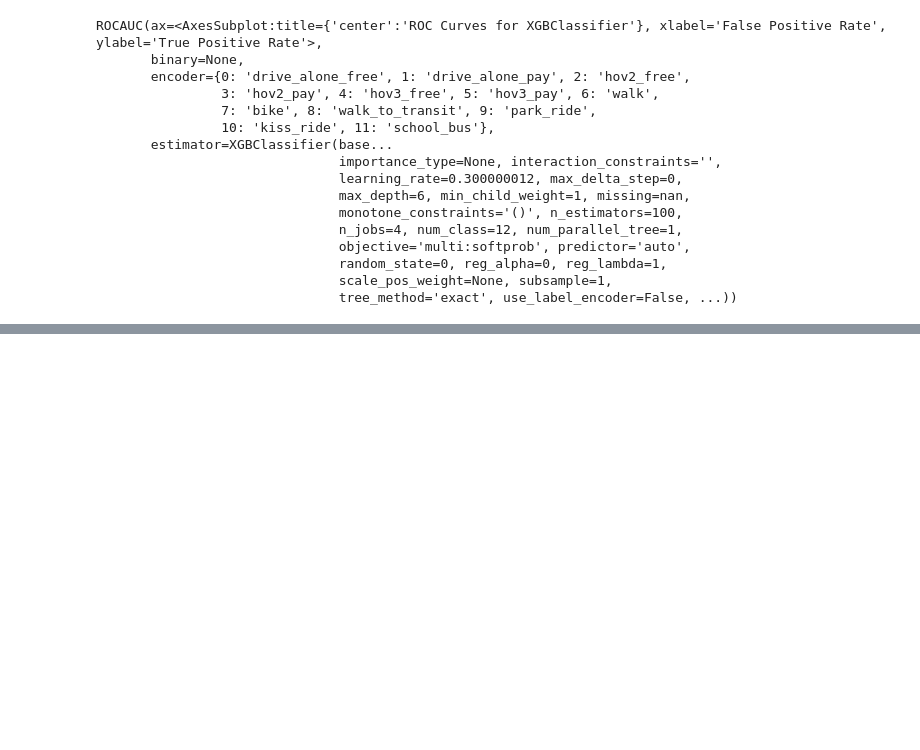
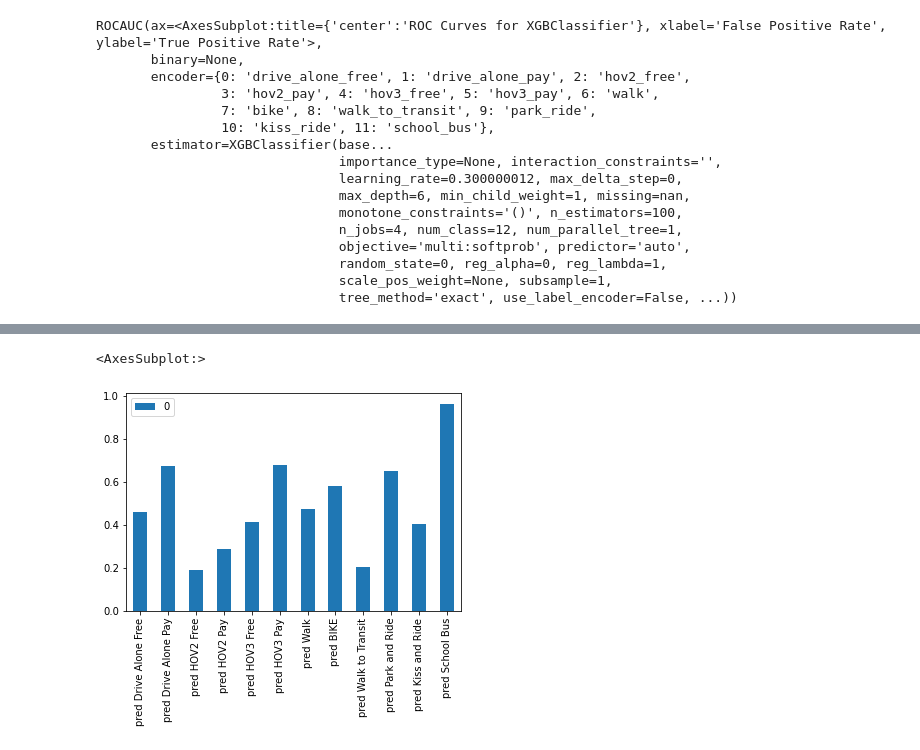
Before and after one commit to lkuwahara/DSC180B-B05, a Jupyter notebook: Combined_Notebook.ipynb, the cells around one changed output, grey strips where cells are left out. Saved outputs shown, nothing was run; the diff lists cells and outputs as text; code cells hidden in the pictures; blank space fills up the shorter version.

```diff
--- a/Combined_Notebook.ipynb
+++ b/Combined_Notebook.ipynb
@@ -1432,0 +1487,5 @@ ROCAUC(ax=<AxesSubplot:title={'center':'ROC Curves for XGBClassifier'}, xlabel='
+# %%
+low_list = [x==1 or x==2 for x in new_utilityvars['income'].values]
+# %%
+y_pred_low = list(compress(y_pred, low_list))
+y_test_low = list(compress(y_test, low_list))
@@ -1432,0 +1529,3 @@ ROCAUC(ax=<AxesSubplot:title={'center':'ROC Curves for XGBClassifier'}, xlabel='
+# %%
+normalized_matrix_low = metrics.confusion_matrix(y_test_low, y_pred_low)/ metrics.confusion_matrix(y_test_low, y_pred_low).astype(np.float).sum(axis=1)
+normalized_matrix_low
@@ -1432,0 +1576,8 @@ ROCAUC(ax=<AxesSubplot:title={'center':'ROC Curves for XGBClassifier'}, xlabel='
+# %%
+accuracy_df_low = pd.DataFrame(normalized_matrix_low.diagonal()/normalized_matrix_low.sum(axis=1))
+accuracy_df_low.index = travel_names
+# %%
+accuracy_df_low.plot(kind='bar')
+# %% [output]
+<AxesSubplot:>
+[figure, added]
```
Also changed, not shown: parts of 34 cells of this notebook, 2 other files.
